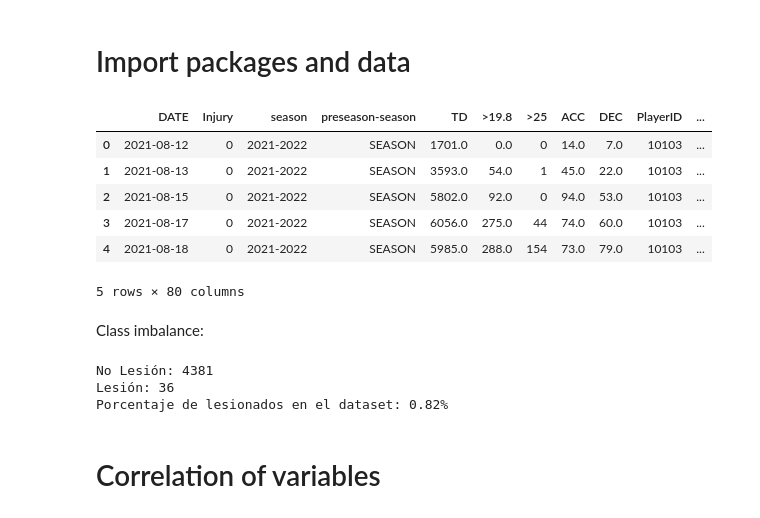
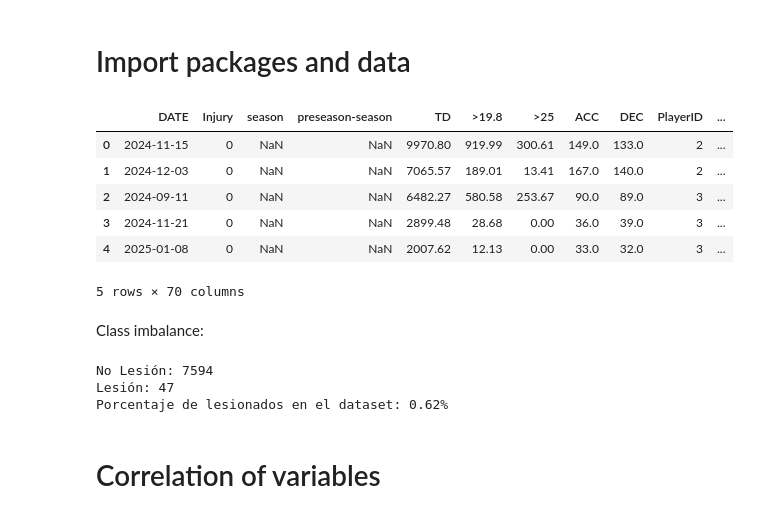
Before and after one commit to Tommy-Las/WatfordFC, a Jupyter notebook: ML_Model.ipynb, the cells around one changed output. Saved outputs shown, nothing was run; the diff lists cells and outputs as text; code cells hidden in the pictures.

```diff
--- a/ML_Model.ipynb
+++ b/ML_Model.ipynb
@@ -43,21 +43,21 @@ from tensorflow.keras.initializers import GlorotUniform
 from tensorflow.keras.optimizers import Adam
 from tensorflow.keras.optimizers.schedules import ExponentialDecay
 # %%
-file_path = 'data/cleaned_data_no_injured.xlsx'
+file_path = 'data/new_data_no_injured.xlsx'
 
 # Load the CSV into a DataFrame
 df = pd.read_excel(file_path)
 
 # Display the DataFrame
 df.head()
 # %% [output]
 |  | DATE | Injury | season | preseason-season | TD | >19.8 | >25 | ACC | DEC | PlayerID | ... |
-| 0 | 2021-08-12 | 0 | 2021-2022 | SEASON | 1701.0 | 0.0 | 0 | 14.0 | 7.0 | 10103 | ... |
-| 1 | 2021-08-13 | 0 | 2021-2022 | SEASON | 3593.0 | 54.0 | 1 | 45.0 | 22.0 | 10103 | ... |
-| 2 | 2021-08-15 | 0 | 2021-2022 | SEASON | 5802.0 | 92.0 | 0 | 94.0 | 53.0 | 10103 | ... |
-| 3 | 2021-08-17 | 0 | 2021-2022 | SEASON | 6056.0 | 275.0 | 44 | 74.0 | 60.0 | 10103 | ... |
-| 4 | 2021-08-18 | 0 | 2021-2022 | SEASON | 5985.0 | 288.0 | 154 | 73.0 | 79.0 | 10103 | ... |
+| 0 | 2024-11-15 | 0 | NaN | NaN | 9970.80 | 919.99 | 300.61 | 149.0 | 133.0 | 2 | ... |
+| 1 | 2024-12-03 | 0 | NaN | NaN | 7065.57 | 189.01 | 13.41 | 167.0 | 140.0 | 2 | ... |
+| 2 | 2024-09-11 | 0 | NaN | NaN | 6482.27 | 580.58 | 253.67 | 90.0 | 89.0 | 3 | ... |
+| 3 | 2024-11-21 | 0 | NaN | NaN | 2899.48 | 28.68 | 0.00 | 36.0 | 39.0 | 3 | ... |
+| 4 | 2025-01-08 | 0 | NaN | NaN | 2007.62 | 12.13 | 0.00 | 33.0 | 32.0 | 3 | ... |
-5 rows × 80 columns
+5 rows × 70 columns
 # %% [markdown]
 Class imbalance:
 # %%
@@ -65,9 +65,9 @@ print("No Lesión: " + str(df[df["Injury"] == 0].shape[0]))
 print("Lesión: " + str(df[df["Injury"] == 1].shape[0]))
 print(f"Porcentaje de lesionados en el dataset: {((df[df['Injury'] == 1].shape[0] / df.shape[0]) * 100):.2f}%")
 # %% [output]
-No Lesión: 4381
-Lesión: 36
-Porcentaje de lesionados en el dataset: 0.82%
+No Lesión: 7594
+Lesión: 47
+Porcentaje de lesionados en el dataset: 0.62%
 # %% [markdown]
 # Correlation of variables
 # %%
```
Also changed, not shown: parts of 7 cells of this notebook, 1 other file.
